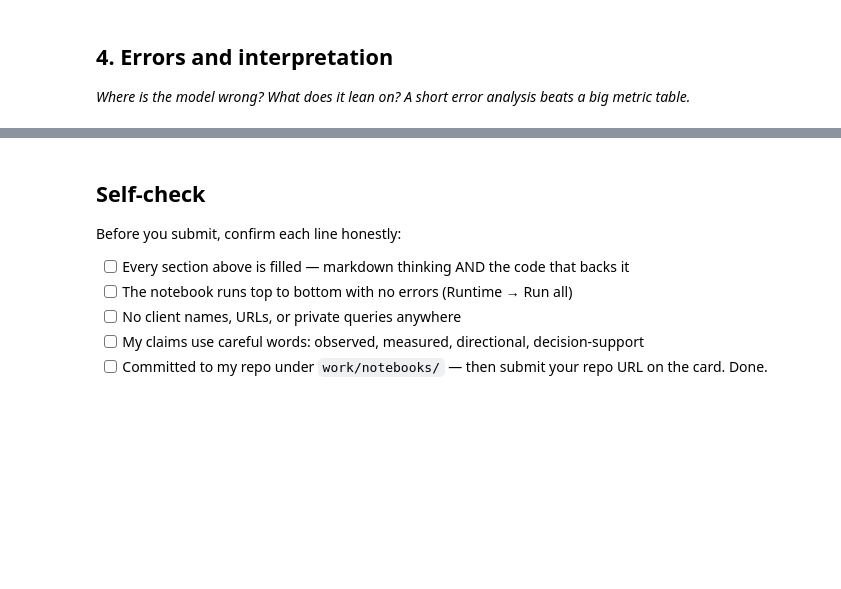
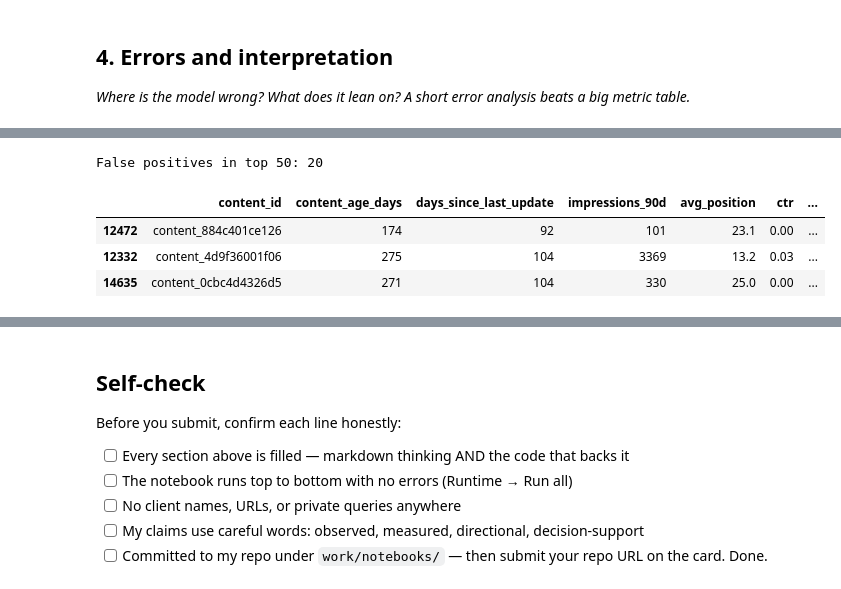
Before and after one commit to keshav-geu/flyrank-internship, a Jupyter notebook: work/notebooks/w05_model.ipynb, the cells around one changed output, grey strips where cells are left out. Cells and saved outputs as stored; diff of their text form; code cells hidden in the pictures; blank space fills up the shorter version.

```diff
--- a/work/notebooks/w05_model.ipynb
+++ b/work/notebooks/w05_model.ipynb
@@ -36,0 +232,38 @@ This skeleton is yours to fill. Work the sections **in order** — each one has
+# %%
+analysis_df = model_df.iloc[test_idx].copy()
+
+analysis_df["actual_decline"] = y_test.values
+analysis_df["rf_score"] = rf_scores
+
+analysis_df = analysis_df.sort_values(
+    "rf_score",
+    ascending=False
+)
+
+top50 = analysis_df.head(50).copy()
+
+false_positives = top50[
+    top50["actual_decline"] == 0
+].copy()
+
+print("False positives in top 50:", len(false_positives))
+
+cols_to_show = [
+    "content_id",
+    "content_age_days",
+    "days_since_last_update",
+    "impressions_90d",
+    "avg_position",
+    "ctr",
+    "word_count",
+    "rf_score",
+    "actual_decline"
+]
+
+false_positives[cols_to_show].head(3)
+# %% [output]
+False positives in top 50: 20
+|  | content_id | content_age_days | days_since_last_update | impressions_90d | avg_position | ctr | ... |
+| 12472 | content_884c401ce126 | 174 | 92 | 101 | 23.1 | 0.00 | ... |
+| 12332 | content_4d9f36001f06 | 275 | 104 | 3369 | 13.2 | 0.03 | ... |
+| 14635 | content_0cbc4d4326d5 | 271 | 104 | 330 | 25.0 | 0.00 | ... |
```
Also changed, not shown: parts of 12 cells of this notebook.
